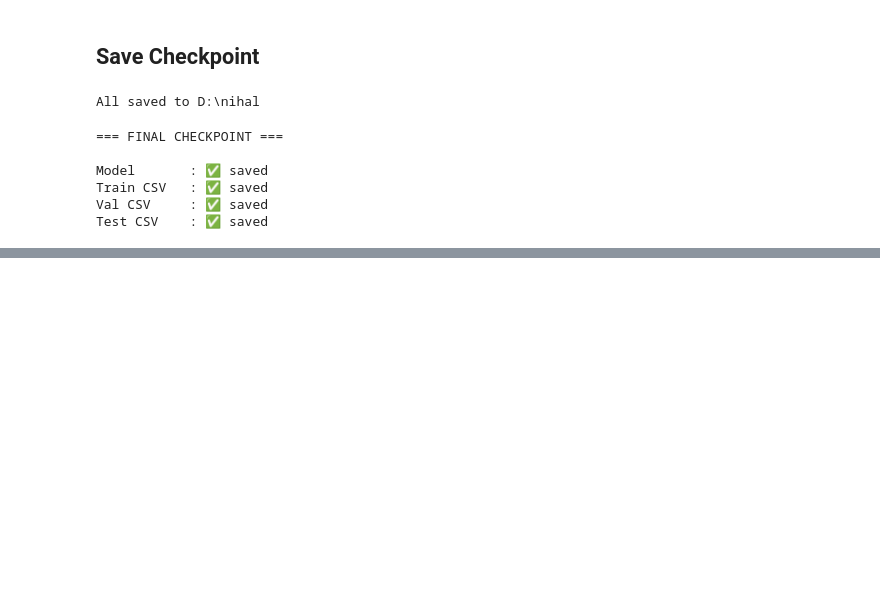
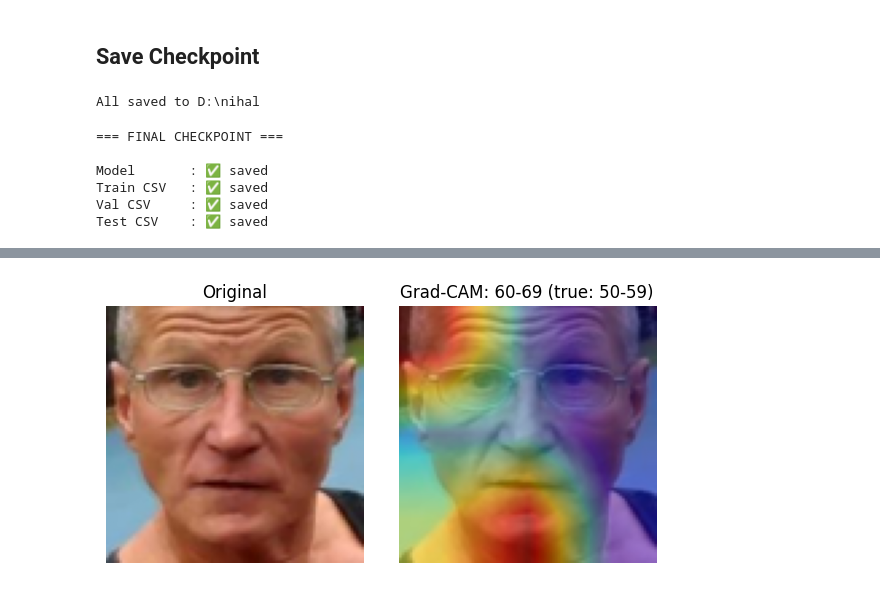
Before and after one commit to Nihalpujari/Face-Recognition, a Jupyter notebook: Code/Responsible_Age_Classifier_Week1_2.ipynb, the cells around one changed output, grey strips where cells are left out. Drawn from its saved outputs; the diff is of its cells as text; code cells hidden in the pictures; blank space fills up the shorter version.

```diff
--- a/Code/Responsible_Age_Classifier_Week1_2.ipynb
+++ b/Code/Responsible_Age_Classifier_Week1_2.ipynb
@@ -1591,0 +1569,7 @@ Following the structure of Mitchell et al. (2019), consolidating:
+# %%
+LAST_CONV_LAYER = "out_relu"   # must match what Cell 2 printed
+
+grad_model = tf.keras.Model(
+    inputs=model.input,
+    outputs=[model.get_layer(LAST_CONV_LAYER).output, model.output]
+)
@@ -1591,0 +1595,30 @@ Following the structure of Mitchell et al. (2019), consolidating:
+# %%
+def show_gradcam(filepath, grad_model, true_label=None):
+    img = Image.open(filepath).convert("RGB").resize((IMG_SIZE, IMG_SIZE))
+    img_array = np.array(img) / 255.0                       # identical preprocessing to training
+
+    heatmap, pred_index = make_gradcam_heatmap(img_array, grad_model)
+    heatmap_big = tf.squeeze(tf.image.resize(heatmap[..., tf.newaxis], (IMG_SIZE, IMG_SIZE))).numpy()
+
+    fig, axes = plt.subplots(1, 2, figsize=(6, 3))
+    axes[0].imshow(img_array); axes[0].set_title("Original"); axes[0].axis("off")
+
+    axes[1].imshow(img_array)
+    axes[1].imshow(heatmap_big, cmap="jet", alpha=0.4)
+    title = f"Grad-CAM: {AGE_GROUP_LABELS[pred_index]}"
+    if true_label is not None:
+        title += f" (true: {true_label})"
+    axes[1].set_title(title); axes[1].axis("off")
+
+    plt.tight_layout(); plt.show()
+# %%
+AGE_GROUP_LABELS = ["0-2", "3-9", "10-19", "20-29", "30-39",
+                     "40-49", "50-59", "60-69", "70+"]
+IMG_SIZE = 96
+SEED = 42
+NUM_CLASSES = len(AGE_GROUP_LABELS)   # 9
+# %%
+row = test_df.iloc[0]
+show_gradcam(row["filepath"], grad_model, true_label=AGE_GROUP_LABELS[row["label"]])
+# %% [output]
+[figure, added]
```
Also changed, not shown: parts of 13 cells of this notebook, 1 other file.
